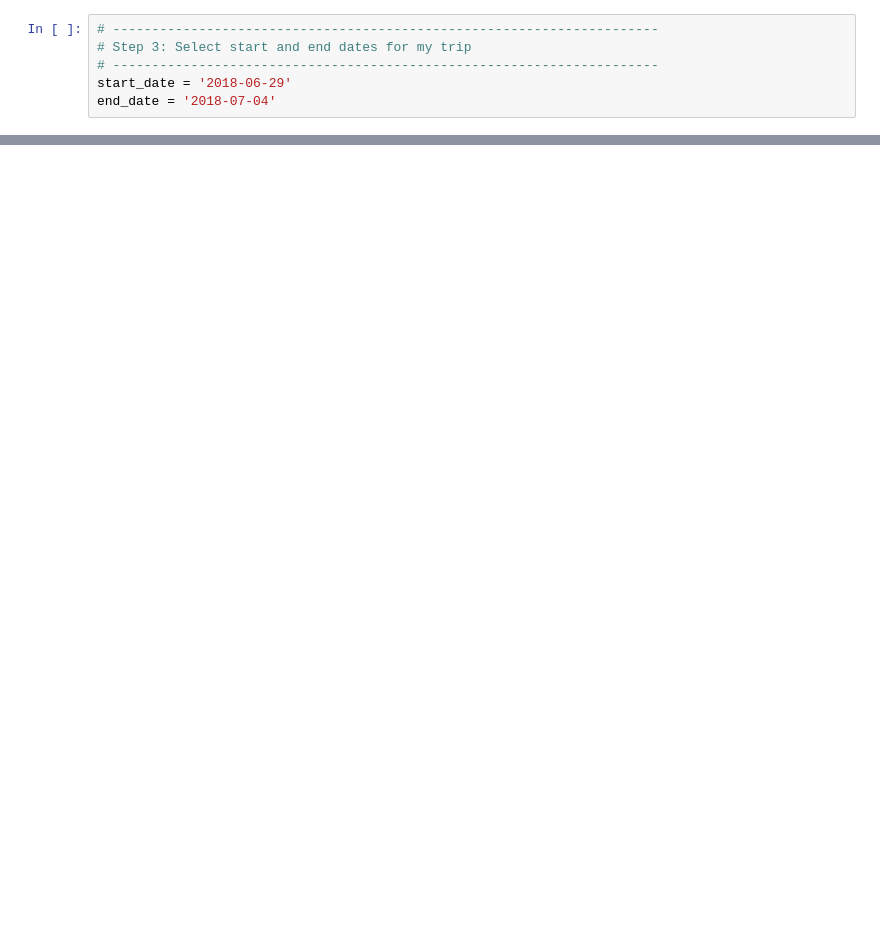
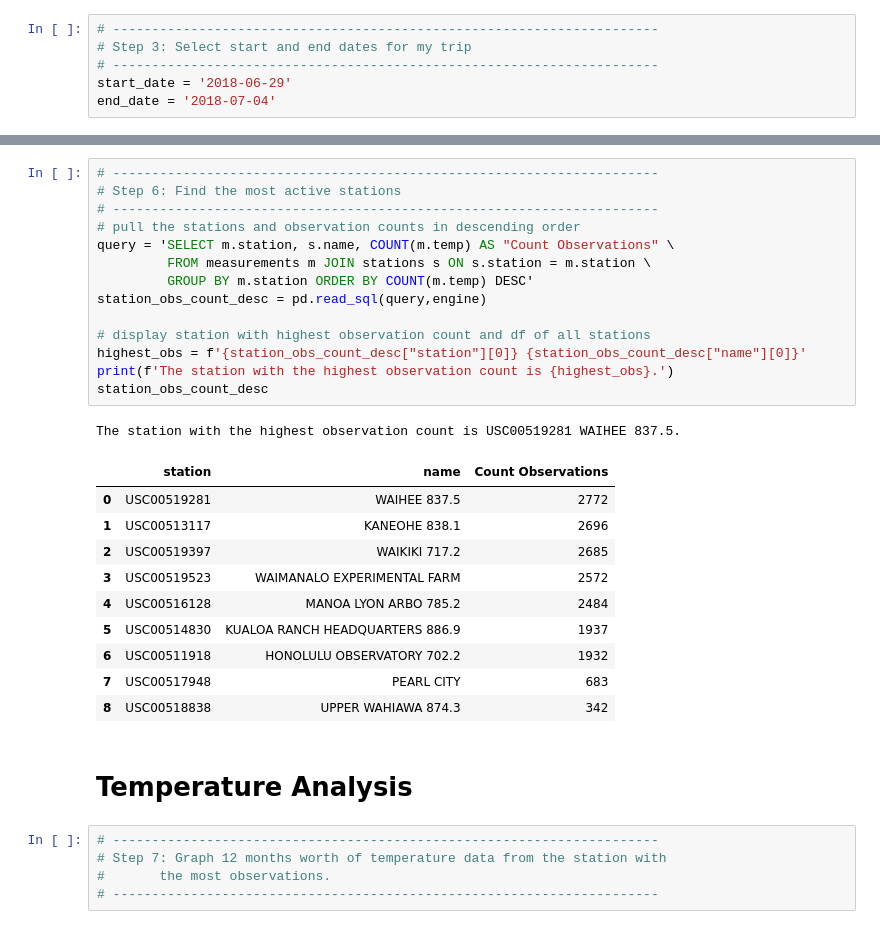
Before and after one commit to hmlanden/SurfyAPY, a Jupyter notebook: climate_analysis.ipynb, the cells around one changed output, grey strips where cells are left out. Saved outputs shown, nothing was run; the diff lists cells and outputs as text; blank space fills up the shorter version.

```diff
--- a/climate_analysis.ipynb
+++ b/climate_analysis.ipynb
@@ -100,0 +97,33 @@ last_year_prec_df.describe()
+# %%
+# ----------------------------------------------------------------------
+# Step 6: Find the most active stations
+# ----------------------------------------------------------------------
+# pull the stations and observation counts in descending order
+query = 'SELECT m.station, s.name, COUNT(m.temp) AS "Count Observations" \
+         FROM measurements m JOIN stations s ON s.station = m.station \
+         GROUP BY m.station ORDER BY COUNT(m.temp) DESC'
+station_obs_count_desc = pd.read_sql(query,engine)
+
+# display station with highest observation count and df of all stations
+highest_obs = f'{station_obs_count_desc["station"][0]} {station_obs_count_desc["name"][0]}'
+print(f'The station with the highest observation count is {highest_obs}.')
+station_obs_count_desc
+# %% [output]
+The station with the highest observation count is USC00519281 WAIHEE 837.5.
+|  | station | name | Count Observations |
+| 0 | USC00519281 | WAIHEE 837.5 | 2772 |
+| 1 | USC00513117 | KANEOHE 838.1 | 2696 |
+| 2 | USC00519397 | WAIKIKI 717.2 | 2685 |
+| 3 | USC00519523 | WAIMANALO EXPERIMENTAL FARM | 2572 |
+| 4 | USC00516128 | MANOA LYON ARBO 785.2 | 2484 |
+| 5 | USC00514830 | KUALOA RANCH HEADQUARTERS 886.9 | 1937 |
+| 6 | USC00511918 | HONOLULU OBSERVATORY 702.2 | 1932 |
+| 7 | USC00517948 | PEARL CITY | 683 |
+| 8 | USC00518838 | UPPER WAHIAWA 874.3 | 342 |
+# %% [markdown]
+# Temperature Analysis
+# %%
+# ----------------------------------------------------------------------
+# Step 7: Graph 12 months worth of temperature data from the station with
+#       the most observations.
+# ----------------------------------------------------------------------
```
Also changed, not shown: parts of 7 cells of this notebook.
